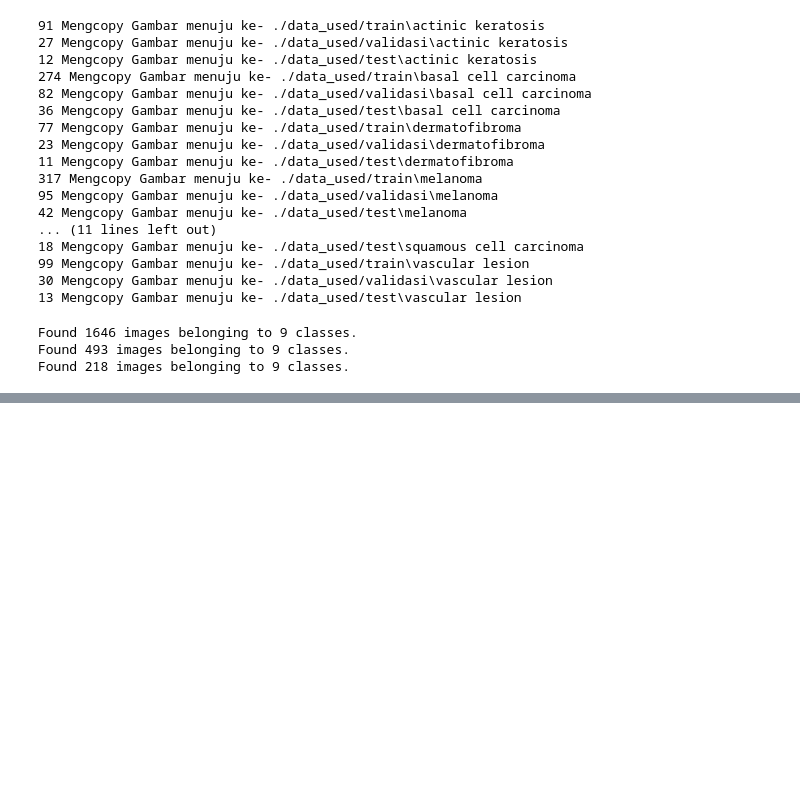
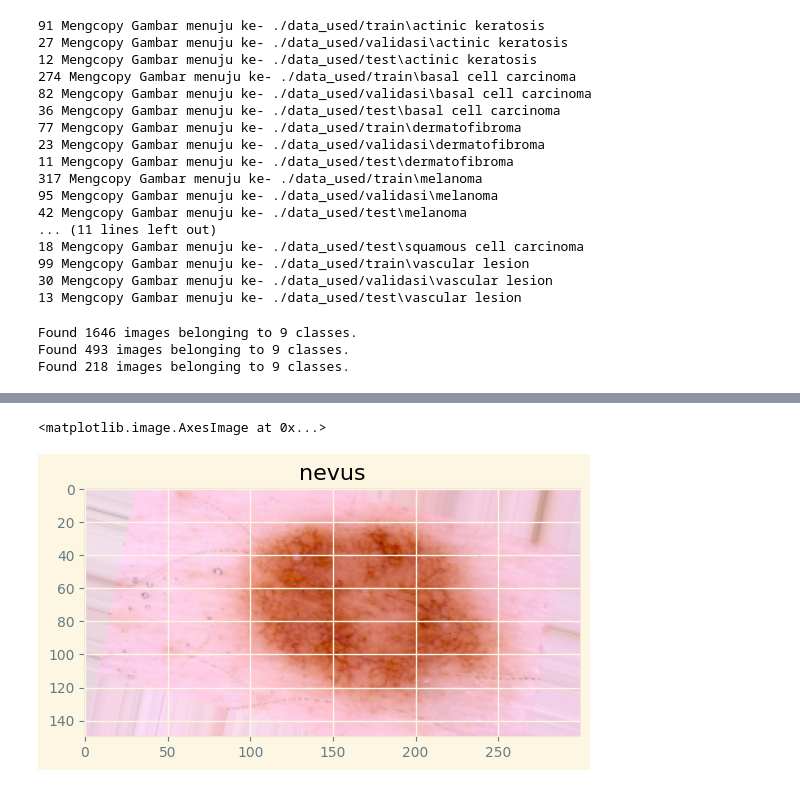
Before and after one commit to cuanpasla/PA_KB, a Jupyter notebook: PA_Kelompok3_KB.ipynb, the cells around one changed output, grey strips where cells are left out. Drawn from its saved outputs; the diff is of its cells as text; code cells hidden in the pictures; blank space fills up the shorter version.

```diff
--- a/PA_Kelompok3_KB.ipynb
+++ b/PA_Kelompok3_KB.ipynb
@@ -464,0 +574,14 @@ Found 218 images belonging to 9 classes.
+# %%
+#membuat variabel image dan label dari variabel train generator
+image, label = train_generator.next()
+# %%
+#membuat variabel labels
+labels = ['actinic keratosis', 'basal cell carcinoma', 'dermatofibroma', 'melanoma', 'nevus', 'pigmented benign keratosis', 'seborrheic keratosis', 'squamous cell carcinoma', 'vascular lesion']
+# %%
+#membuat visualisasi
+x = 0
+plt.title(labels[tf.argmax(label[x])])
+plt.imshow(image[x])
+# %% [output]
+<matplotlib.image.AxesImage at 0x...>
+[figure, added]
```
Also changed, not shown: parts of 9 cells of this notebook.
